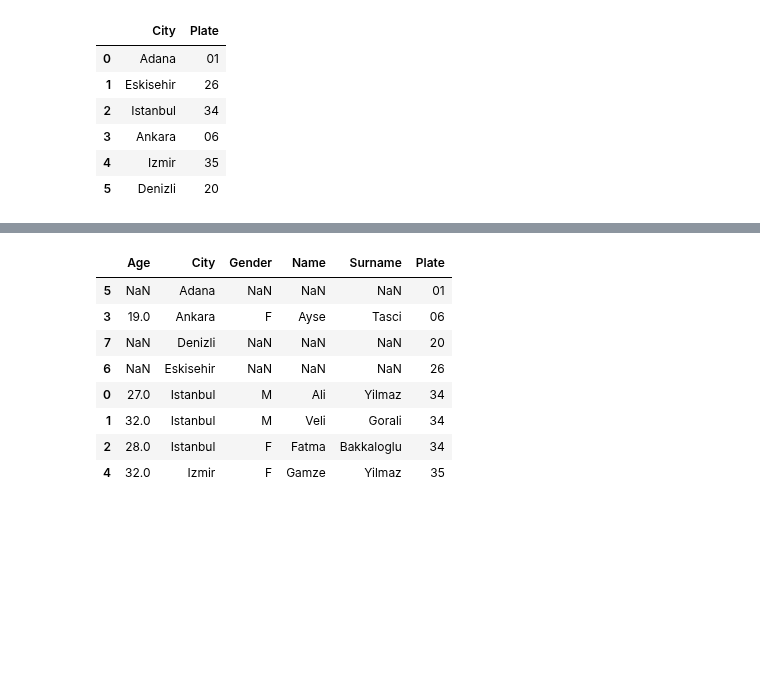
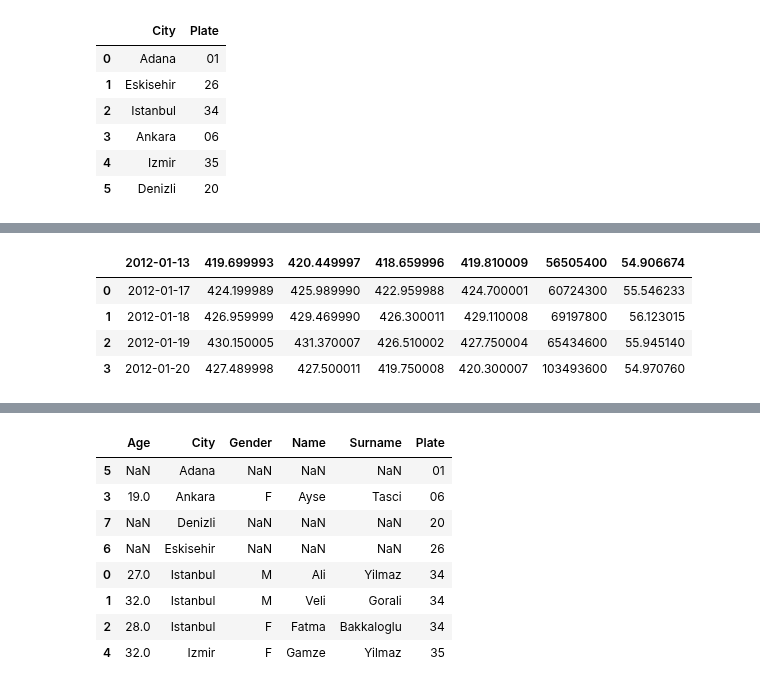
Before and after one commit to atcemgil/notes, a Jupyter notebook: fe588/Pandas Examples.ipynb, the cells around one changed output, grey strips where cells are left out. Cells and saved outputs as stored; diff of their text form; code cells hidden in the pictures; blank space fills up the shorter version.

```diff
--- a/fe588/Pandas Examples.ipynb
+++ b/fe588/Pandas Examples.ipynb
@@ -68 +120,11 @@ df2
+# %%
+u = pd.read_clipboard()
+# %%
+u
+# %% [output]
+|  | 2012-01-13 | 419.699993 | 420.449997 | 418.659996 | 419.810009 | 56505400 | 54.906674 |
+| 0 | 2012-01-17 | 424.199989 | 425.989990 | 422.959988 | 424.700001 | 60724300 | 55.546233 |
+| 1 | 2012-01-18 | 426.959999 | 429.469990 | 426.300011 | 429.110008 | 69197800 | 56.123015 |
+| 2 | 2012-01-19 | 430.150005 | 431.370007 | 426.510002 | 427.750004 | 65434600 | 55.945140 |
+| 3 | 2012-01-20 | 427.489998 | 427.500011 | 419.750008 | 420.300007 | 103493600 | 54.970760 |
 # %%
```
Also changed, not shown: parts of 5 cells of this notebook, 4 other files.
